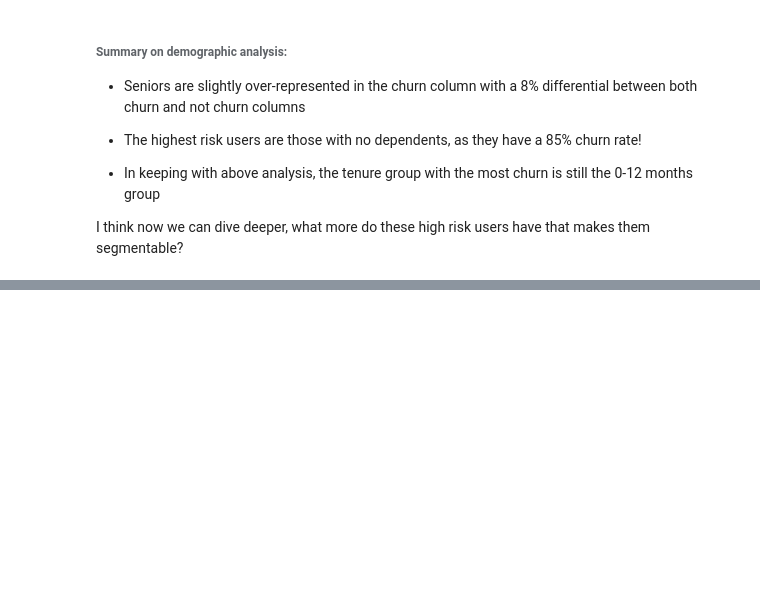
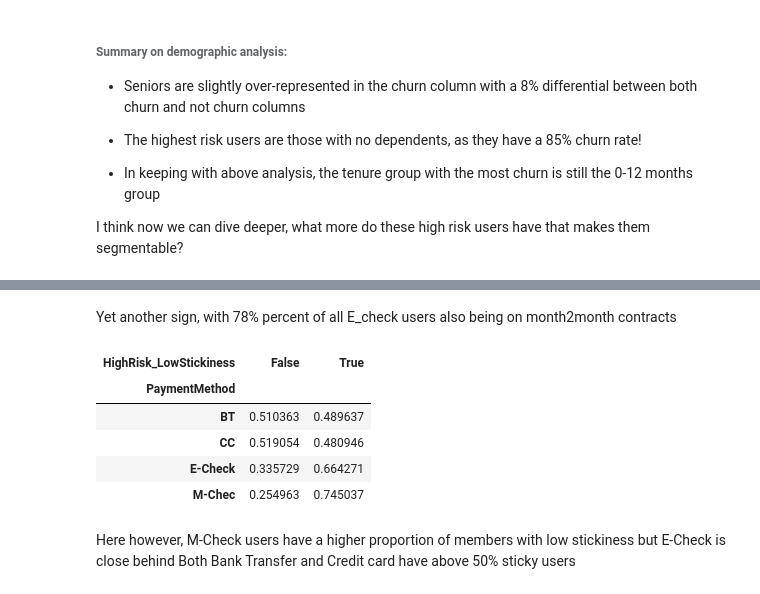
Before and after one commit to N-anle/TelecomChurnAnalysis, a Jupyter notebook: notebook.ipynb, the cells around one changed output, grey strips where cells are left out. Cells and saved outputs as stored; diff of their text form; code cells hidden in the pictures; blank space fills up the shorter version.

```diff
--- a/notebook.ipynb
+++ b/notebook.ipynb
@@ -898,0 +943,18 @@ I think now we can dive deeper, what more do these high risk users have that mak
+# %% [markdown]
+Yet another sign, with 78% percent of all E_check users also being on month2month contracts
+# %%
+pd.crosstab(
+    df['PaymentMethod'],
+    df['HighRisk_LowStickiness'],
+    normalize = 'index'
+)
+# %% [output]
+| HighRisk_LowStickiness | False | True |
+| PaymentMethod |  |  |
+| BT | 0.510363 | 0.489637 |
+| CC | 0.519054 | 0.480946 |
+| E-Check | 0.335729 | 0.664271 |
+| M-Chec | 0.254963 | 0.745037 |
+# %% [markdown]
+Here however, M-Check users have a higher proportion of members with low stickiness but E-Check is close behind
+Both Bank Transfer and Credit card have above 50% sticky users
```
Also changed, not shown: parts of 9 cells of this notebook.
